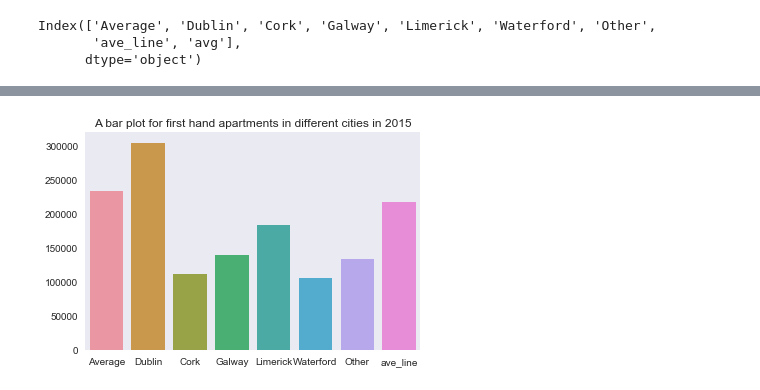
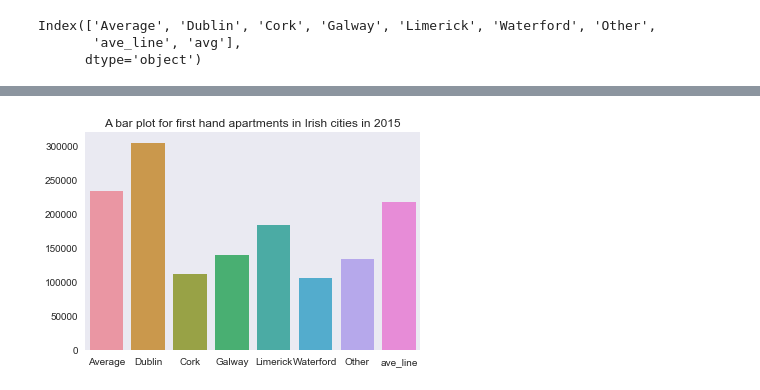
Before and after one commit to dhanya1/housing_data_ireland, a Jupyter notebook: derlinx_internship.ipynb, the cells around one changed output, grey strips where cells are left out. Cells and saved outputs as stored; diff of their text form; code cells hidden in the pictures.

```diff
--- a/derlinx_internship.ipynb
+++ b/derlinx_internship.ipynb
@@ -401,8 +420,8 @@ plt.show()
 # %%
 most_recent_data_apartments =  apartments[apartments.YEAR == 2015]
 most_recent_data_apartments = most_recent_data_apartments.drop(['YEAR','type'],axis=1)
-plt.title('A bar plot for first hand apartments in different cities in 2015')
+plt.title('A bar plot for first hand apartments in Irish cities in 2015')
 sns.barplot(data=most_recent_data_apartments)
 plt.show()
 # %% [output]
-[figure, old version]
+[figure, new version]
```
Also changed, not shown: parts of 7 cells of this notebook.
